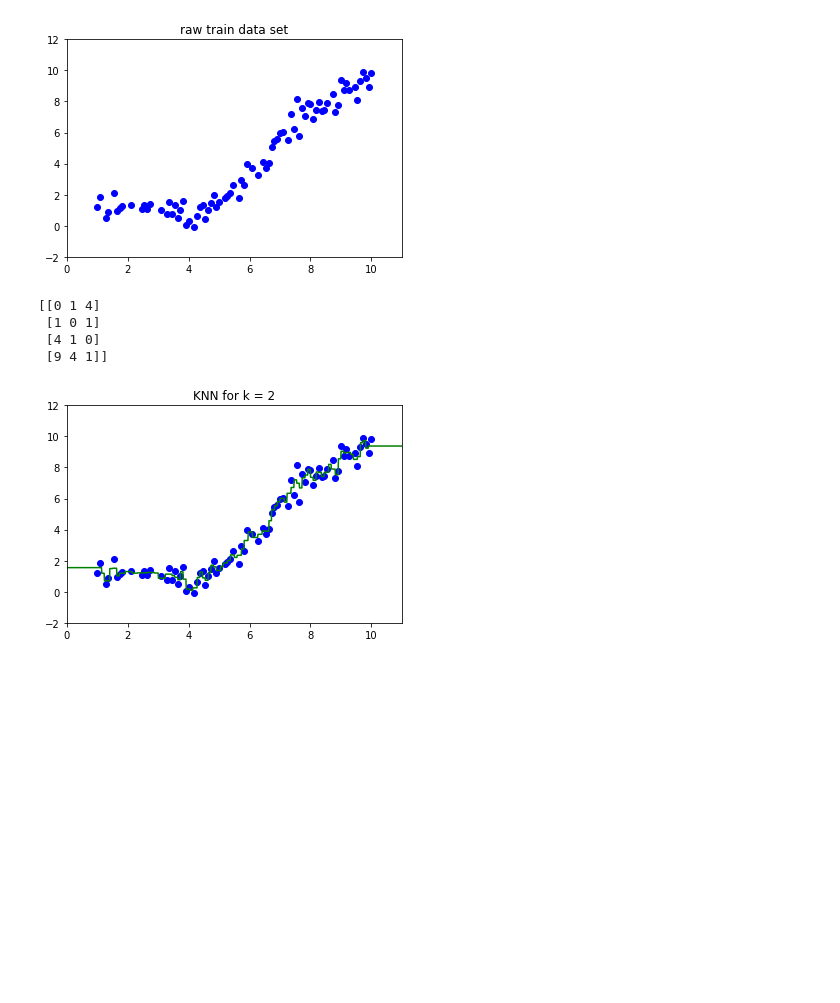
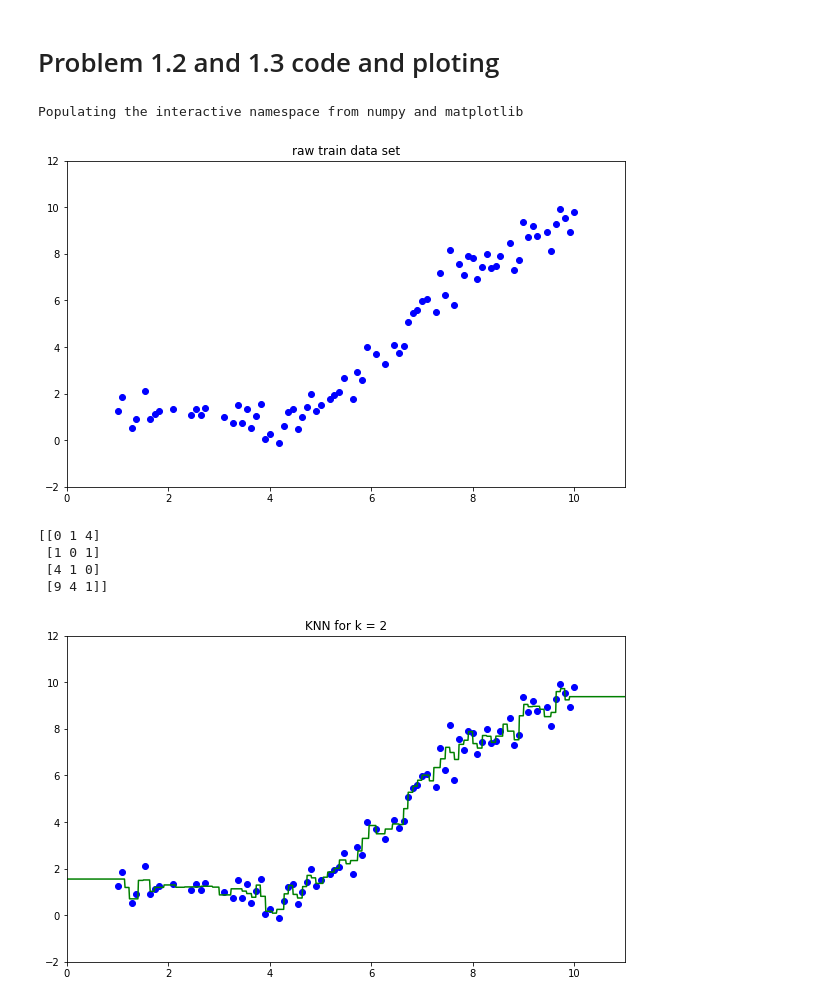
Before and after one commit to lidaiqing/Inference-MachineLearning, a Jupyter notebook: A1/code/a1.ipynb, the cells around one changed output. Drawn from its saved outputs; the diff is of its cells as text; code cells hidden in the pictures; blank space fills up the shorter version.

Commit message:
adjust figure size

```diff
--- a/A1/code/a1.ipynb
+++ b/A1/code/a1.ipynb
@@ -2,6 +2,8 @@
 import tensorflow as tf
 import matplotlib.pyplot as plt
 import numpy as np
+# %% [markdown]
+<h1> Problem 1.2 and 1.3 code and ploting </h1>
 # %%
 # generate data
 np.random.seed(521)
@@ -15,12 +17,16 @@ validData, validTarget = Data[randIdx[80:90]], Target[randIdx[80:90]]
 testData, testTarget = Data[randIdx[90:100]], Target[randIdx[90:100]]
 # %%
 #plot of trainData
+%pylab inline
+pylab.rcParams['figure.figsize'] = (10, 6)
+
 plt.plot(trainData, trainTarget, 'bo')
 plt.axis([0,11, -2, 12])
 plt.title("raw train data set")
 plt.show()
 # %% [output]
+Populating the interactive namespace from numpy and matplotlib
-[figure, old version]
+[figure, new version]
 # %%
 def pairwise_dist(x, z):
     z = tf.transpose(z)
@@ -72,7 +78,7 @@ plt.axis([0,11, -2, 12])
 plt.title("KNN for k = 2")
 plt.show()
 # %% [output]
-[figure, old version]
+[figure, new version]
 # %%
 # train model
 kList = [1,3,5,50]
```
Also changed, not shown: parts of 1 cell of this notebook.
